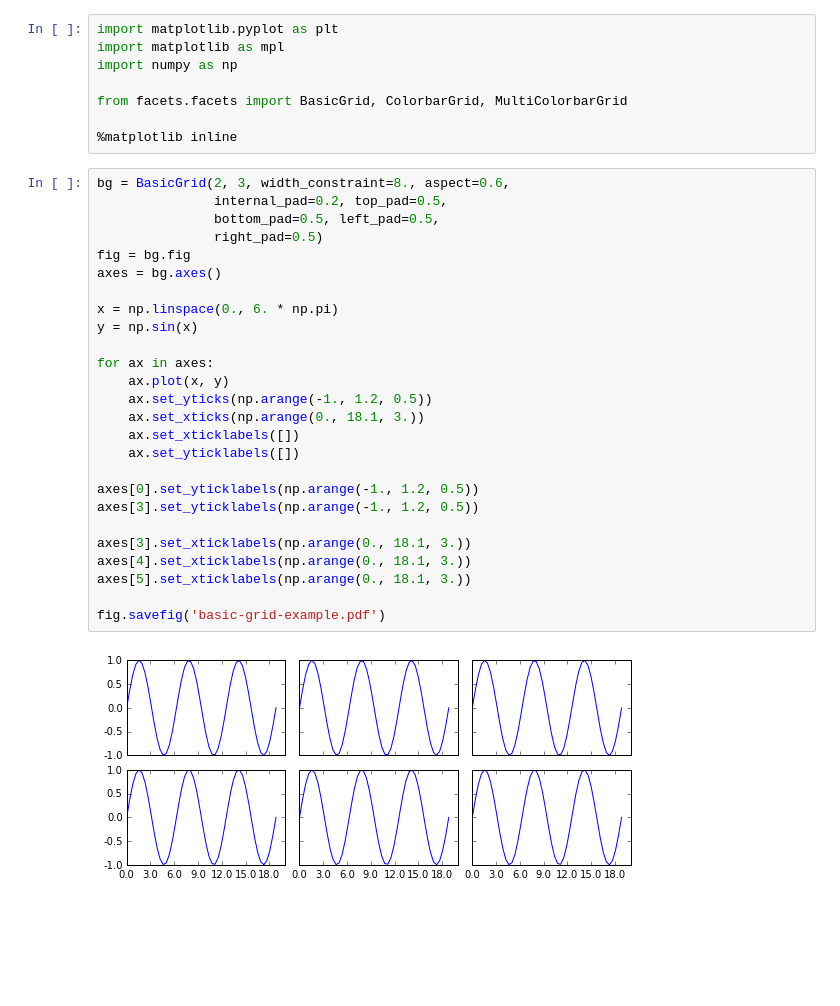
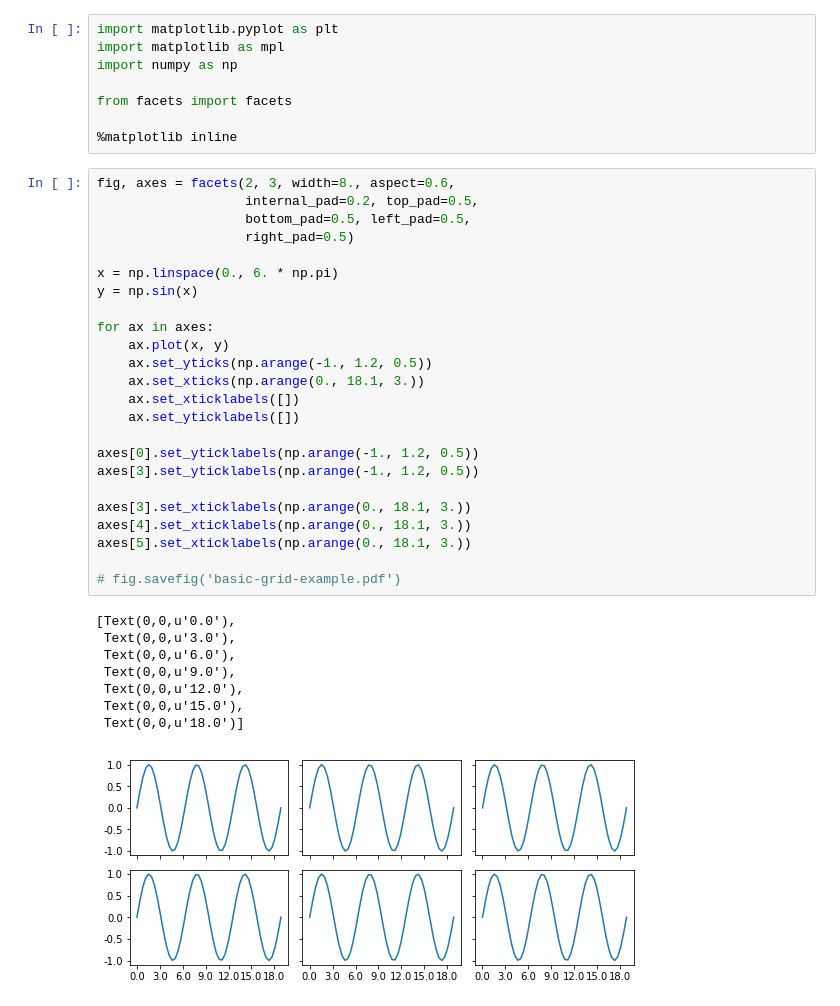
Before and after one commit to spencerkclark/faceted, a Jupyter notebook: facets/examples/Examples.ipynb, the cells around one changed output. Saved outputs shown, nothing was run; the diff lists cells and outputs as text; blank space fills up the shorter version.

Commit message:
Update examples

```diff
--- a/facets/examples/Examples.ipynb
+++ b/facets/examples/Examples.ipynb
@@ -3,35 +3,40 @@ import matplotlib.pyplot as plt
 import matplotlib as mpl
 import numpy as np
 
-from facets.facets import BasicGrid, ColorbarGrid, MultiColorbarGrid
+from facets import facets
 
 %matplotlib inline
 # %%
-bg = BasicGrid(2, 3, width_constraint=8., aspect=0.6,
-               internal_pad=0.2, top_pad=0.5,
-               bottom_pad=0.5, left_pad=0.5,
-               right_pad=0.5)
-fig = bg.fig
-axes = bg.axes()
+fig, axes = facets(2, 3, width=8., aspect=0.6,
+                   internal_pad=0.2, top_pad=0.5,
+                   bottom_pad=0.5, left_pad=0.5,
+                   right_pad=0.5)
 
 x = np.linspace(0., 6. * np.pi)
 y = np.sin(x)
 
 for ax in axes:
     ax.plot(x, y)
     ax.set_yticks(np.arange(-1., 1.2, 0.5))
     ax.set_xticks(np.arange(0., 18.1, 3.))
     ax.set_xticklabels([])
     ax.set_yticklabels([])
 
 axes[0].set_yticklabels(np.arange(-1., 1.2, 0.5))
 axes[3].set_yticklabels(np.arange(-1., 1.2, 0.5))
 
 axes[3].set_xticklabels(np.arange(0., 18.1, 3.))
 axes[4].set_xticklabels(np.arange(0., 18.1, 3.))
 axes[5].set_xticklabels(np.arange(0., 18.1, 3.))
 
-fig.savefig('basic-grid-example.pdf')
+# fig.savefig('basic-grid-example.pdf')
 # %% [output]
+[Text(0,0,u'0.0'),
+ Text(0,0,u'3.0'),
+ Text(0,0,u'6.0'),
+ Text(0,0,u'9.0'),
+ Text(0,0,u'12.0'),
+ Text(0,0,u'15.0'),
+ Text(0,0,u'18.0')]
-[figure, old version]
+[figure, new version]
 # %%
```
Also changed, not shown: parts of 3 cells of this notebook, 7 other files.
